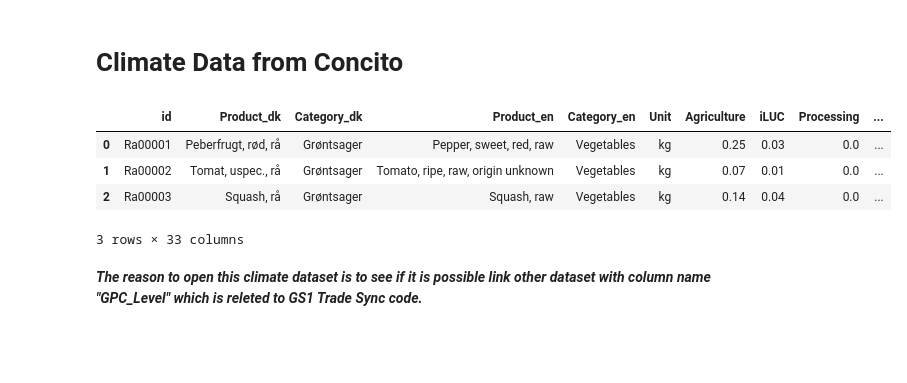
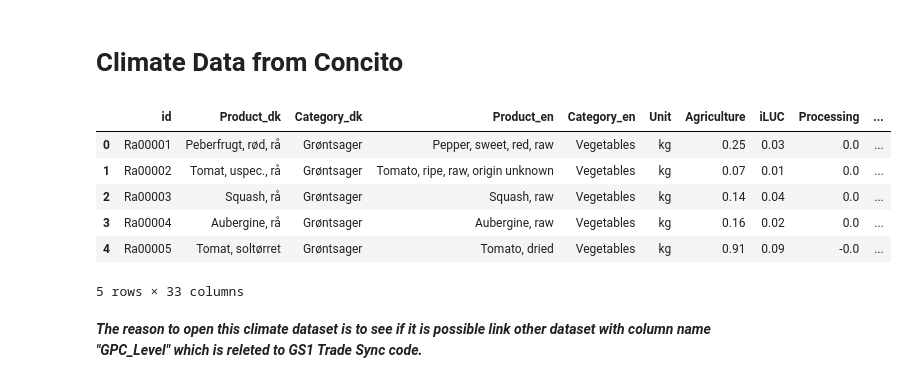
Before and after one commit to mrchapagain/ConsumerDataAnalytics, a Jupyter notebook: Data_Exploration.ipynb, the cells around one changed output. Drawn from its saved outputs; the diff is of its cells as text; code cells hidden in the pictures; blank space fills up the shorter version.

```diff
--- a/Data_Exploration.ipynb
+++ b/Data_Exploration.ipynb
@@ -391,19 +390,21 @@ lines
 # %%
 #Import data
 path_climate_data="https://github.com/mrchapagain/ConsumerDataAnalytics/raw/main/ClimateData.xlsx"
 
 # Loading the data into the data-frame
 col_names= ["id", "Product_dk", "Category_dk", "Product_en", "Category_en", "Unit", "Agriculture", "iLUC", "Processing", "Packaging", "Transport", "Retail", "Total_CO2_eq/kg", "Energy_KJ", "Fat_g", "Carb_g", "Protein_g", "Data_Source", "Comments", "GPC_Level4_en", "ID_Food", "ID_Pack", "ID_Retail", "GPC_Category_en", "GPC_Category_dk", "GPC_Level4_dk", "product_type", "GPC_level1", "Food_group", "GPC_level2", "Un/Processed", "GPC_Level3", "Extra_category"]
 
 # Original columns name are replaced with ralavant names (col_names)
 data_climate= pd.read_excel(path_climate_data, sheet_name=1, index_col=False, header=None, skiprows=1, names= col_names).round(decimals = 2)
-data_climate.head(3)
+data_climate.head(5)
 # %% [output]
 |  | id | Product_dk | Category_dk | Product_en | Category_en | Unit | Agriculture | iLUC | Processing | ... |
 | 0 | Ra00001 | Peberfrugt, rød, rå | Grøntsager | Pepper, sweet, red, raw | Vegetables | kg | 0.25 | 0.03 | 0.0 | ... |
 | 1 | Ra00002 | Tomat, uspec., rå | Grøntsager | Tomato, ripe, raw, origin unknown | Vegetables | kg | 0.07 | 0.01 | 0.0 | ... |
 | 2 | Ra00003 | Squash, rå | Grøntsager | Squash, raw | Vegetables | kg | 0.14 | 0.04 | 0.0 | ... |
+| 3 | Ra00004 | Aubergine, rå | Grøntsager | Aubergine, raw | Vegetables | kg | 0.16 | 0.02 | 0.0 | ... |
+| 4 | Ra00005 | Tomat, soltørret | Grøntsager | Tomato, dried | Vegetables | kg | 0.91 | 0.09 | -0.0 | ... |
-3 rows × 33 columns
+5 rows × 33 columns
 # %% [markdown]
 ***The reason to open this climate dataset is to see if it is possible link other dataset with column name "GPC_Level" which is releted to GS1 Trade Sync code.***
 # %% [markdown]
```
Also changed, not shown: parts of 8 cells of this notebook.
